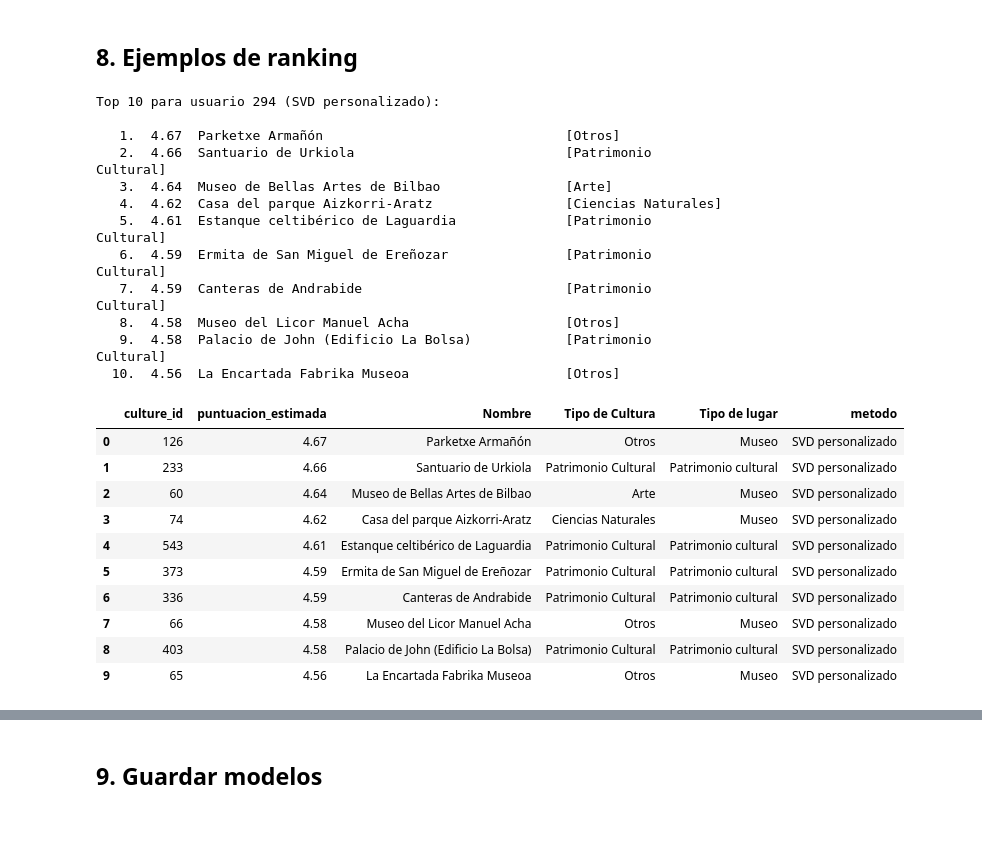
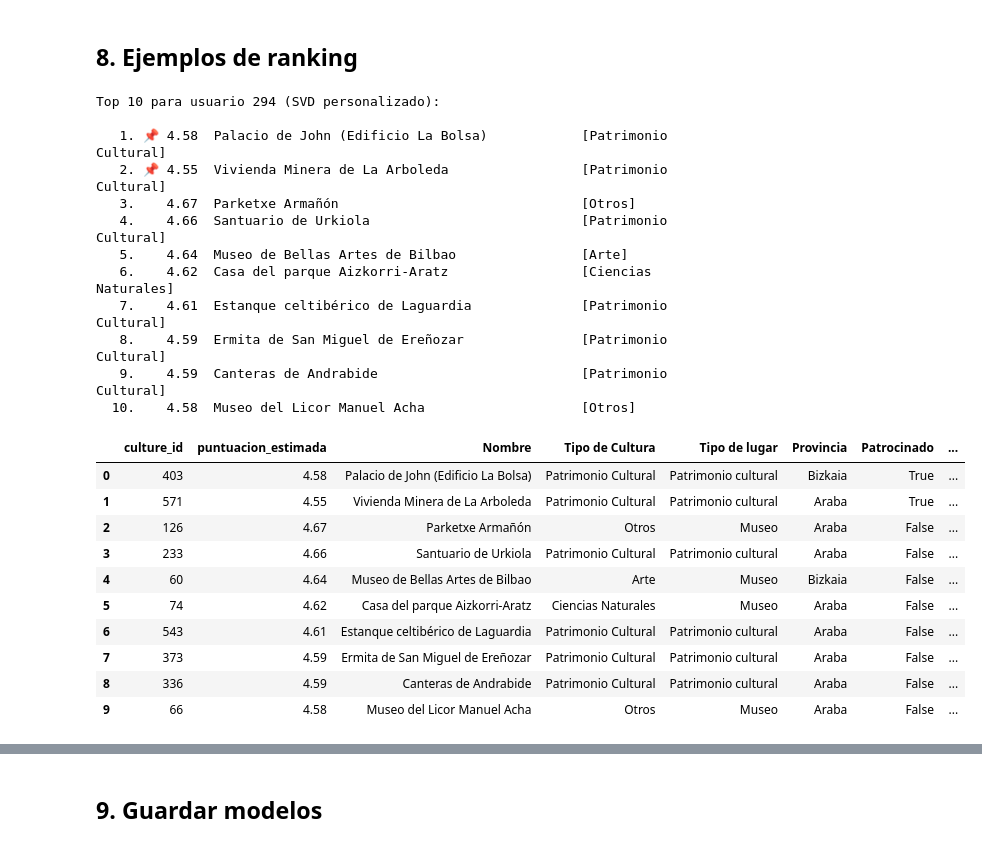
Before and after one commit to jlalonsoredon/desafio, a Jupyter notebook: ML/svd-cultura-db.ipynb, the cells around one changed output, grey strips where cells are left out. Cells and saved outputs as stored; diff of their text form; code cells hidden in the pictures.

Commit message:
incluir filtros y sponsored en modelos

```diff
--- a/ML/svd-cultura-db.ipynb
+++ b/ML/svd-cultura-db.ipynb
@@ -62,6 +62,7 @@ try:
                c.visita_guiada       AS "Visita Guiada",
                c.capacidad           AS "Capacidad",
                c.tienda              AS "Tienda",
+               c.is_sponsored        AS is_sponsored,
                c.valoracion          AS valoracion,
                c.numero_valoraciones AS num_resenas,
                c.descripcion         AS "Descripción",
@@ -76,9 +77,11 @@ finally:
 # culture_id == id de la tabla culture (las reseñas referencian este id).
 # Mantenemos patrimonio_id como alias para el feature engineering posterior.
 patrimonio["patrimonio_id"] = patrimonio["culture_id"]
+patrimonio["is_sponsored"]  = patrimonio["is_sponsored"].fillna(False).astype(bool)
 
-print(f"Reseñas:    {len(df_reviews)}")
-print(f"Usuarios:   {df_reviews['user_id'].nunique()}")
-print(f"Lugares:    {df_reviews['culture_id'].nunique()}")
-print(f"Densidad:   {len(df_reviews) / (df_reviews['user_id'].nunique() * df_reviews['culture_id'].nunique()) * 100:.2f}%")
+print(f"Reseñas:      {len(df_reviews)}")
+print(f"Usuarios:     {df_reviews['user_id'].nunique()}")
+print(f"Lugares:      {df_reviews['culture_id'].nunique()}")
+print(f"Patrocinados: {int(patrimonio['is_sponsored'].sum())}")
+print(f"Densidad:     {len(df_reviews) / (df_reviews['user_id'].nunique() * df_reviews['culture_id'].nunique()) * 100:.2f}%")
 # %% [output]
@@ -140,8 +144,11 @@ df_user_total
 2000 rows × 58 columns
 # %%
 # ── Patrimonio: one-hot completo (tu proceso) ────────────────────────────────
+# is_sponsored se excluye de las features: es un atributo comercial, no de calidad.
+# Solo se usa en la función de recomendación para destacar 2 patrocinados.
 COLS_ELIMINAR = ["Nombre","Descripción","Dirección","Municipio","Postal Code","Email",
-                  "Teléfono","WEB","URL amigable","lat","lon","url_imagen","Active","Patrocinado"]
+                  "Teléfono","WEB","URL amigable","lat","lon","url_imagen","Active",
+                  "Patrocinado","is_sponsored"]
 df_pat = patrimonio.drop(columns=[c for c in COLS_ELIMINAR if c in patrimonio.columns])
 df_pat = pd.get_dummies(
     df_pat, columns=["Tipo de lugar", "Provincia", "Tipo de Cultura"],
@@ -409,39 +555,42 @@ Funciones de ranking definidas.
 # %%
 # Usuario con historial
 uid = int(df_reviews["user_id"].iloc[10])
 ranking = recomendar(uid, model_svd, df_reviews, patrimonio, top_n=10)
 
-print(f"Top 10 para usuario {uid} ({ranking['metodo'].iloc[0]}):\n")
-for i, row in ranking.iterrows():
-    print(f"  {i+1:>2}.  {row['puntuacion_estimada']:.2f}  "
-          f"{str(row['Nombre'])[:45]:<45}  [{row['Tipo de Cultura']}]")
-
-print()
+if isinstance(ranking, str):
+    print(ranking)
+else:
+    print(f"Top 10 para usuario {uid} ({ranking['metodo'].iloc[0]}):\n")
+    for i, row in ranking.iterrows():
+        patro = "📌 " if row.get("Patrocinado", False) else "   "
+        print(f"  {i+1:>2}. {patro}{row['puntuacion_estimada']:.2f}  "
+              f"{str(row['Nombre'])[:45]:<45}  [{row['Tipo de Cultura']}]")
+    print()
 ranking
 # %% [output]
 Top 10 para usuario 294 (SVD personalizado):
 
-   1.  4.67  Parketxe Armañón                               [Otros]
-   2.  4.66  Santuario de Urkiola                           [Patrimonio Cultural]
-   3.  4.64  Museo de Bellas Artes de Bilbao                [Arte]
-   4.  4.62  Casa del parque Aizkorri-Aratz                 [Ciencias Naturales]
-   5.  4.61  Estanque celtibérico de Laguardia              [Patrimonio Cultural]
-   6.  4.59  Ermita de San Miguel de Ereñozar               [Patrimonio Cultural]
-   7.  4.59  Canteras de Andrabide                          [Patrimonio Cultural]
-   8.  4.58  Museo del Licor Manuel Acha                    [Otros]
-   9.  4.58  Palacio de John (Edificio La Bolsa)            [Patrimonio Cultural]
-  10.  4.56  La Encartada Fabrika Museoa                    [Otros]
+   1. 📌 4.58  Palacio de John (Edificio La Bolsa)            [Patrimonio Cultural]
+   2. 📌 4.55  Vivienda Minera de La Arboleda                 [Patrimonio Cultural]
+   3.    4.67  Parketxe Armañón                               [Otros]
+   4.    4.66  Santuario de Urkiola                           [Patrimonio Cultural]
+   5.    4.64  Museo de Bellas Artes de Bilbao                [Arte]
+   6.    4.62  Casa del parque Aizkorri-Aratz                 [Ciencias Naturales]
+   7.    4.61  Estanque celtibérico de Laguardia              [Patrimonio Cultural]
+   8.    4.59  Ermita de San Miguel de Ereñozar               [Patrimonio Cultural]
+   9.    4.59  Canteras de Andrabide                          [Patrimonio Cultural]
+  10.    4.58  Museo del Licor Manuel Acha                    [Otros]
-|  | culture_id | puntuacion_estimada | Nombre | Tipo de Cultura | Tipo de lugar | metodo |
-| 0 | 126 | 4.67 | Parketxe Armañón | Otros | Museo | SVD personalizado |
-| 1 | 233 | 4.66 | Santuario de Urkiola | Patrimonio Cultural | Patrimonio cultural | SVD personalizado |
-| 2 | 60 | 4.64 | Museo de Bellas Artes de Bilbao | Arte | Museo | SVD personalizado |
-| 3 | 74 | 4.62 | Casa del parque Aizkorri-Aratz | Ciencias Naturales | Museo | SVD personalizado |
-| 4 | 543 | 4.61 | Estanque celtibérico de Laguardia | Patrimonio Cultural | Patrimonio cultural | SVD personalizado |
-| 5 | 373 | 4.59 | Ermita de San Miguel de Ereñozar | Patrimonio Cultural | Patrimonio cultural | SVD personalizado |
-| 6 | 336 | 4.59 | Canteras de Andrabide | Patrimonio Cultural | Patrimonio cultural | SVD personalizado |
-| 7 | 66 | 4.58 | Museo del Licor Manuel Acha | Otros | Museo | SVD personalizado |
-| 8 | 403 | 4.58 | Palacio de John (Edificio La Bolsa) | Patrimonio Cultural | Patrimonio cultural | SVD personalizado |
-| 9 | 65 | 4.56 | La Encartada Fabrika Museoa | Otros | Museo | SVD personalizado |
+|  | culture_id | puntuacion_estimada | Nombre | Tipo de Cultura | Tipo de lugar | Provincia | Patrocinado | ... |
+| 0 | 403 | 4.58 | Palacio de John (Edificio La Bolsa) | Patrimonio Cultural | Patrimonio cultural | Bizkaia | True | ... |
+| 1 | 571 | 4.55 | Vivienda Minera de La Arboleda | Patrimonio Cultural | Patrimonio cultural | Araba | True | ... |
+| 2 | 126 | 4.67 | Parketxe Armañón | Otros | Museo | Araba | False | ... |
+| 3 | 233 | 4.66 | Santuario de Urkiola | Patrimonio Cultural | Patrimonio cultural | Araba | False | ... |
+| 4 | 60 | 4.64 | Museo de Bellas Artes de Bilbao | Arte | Museo | Bizkaia | False | ... |
+| 5 | 74 | 4.62 | Casa del parque Aizkorri-Aratz | Ciencias Naturales | Museo | Araba | False | ... |
+| 6 | 543 | 4.61 | Estanque celtibérico de Laguardia | Patrimonio Cultural | Patrimonio cultural | Araba | False | ... |
+| 7 | 373 | 4.59 | Ermita de San Miguel de Ereñozar | Patrimonio Cultural | Patrimonio cultural | Araba | False | ... |
+| 8 | 336 | 4.59 | Canteras de Andrabide | Patrimonio Cultural | Patrimonio cultural | Araba | False | ... |
+| 9 | 66 | 4.58 | Museo del Licor Manuel Acha | Otros | Museo | Araba | False | ... |
 # %%
 # Usuario nuevo (cold start)
 ranking_nuevo = recomendar(99999, model_svd, df_reviews, patrimonio, top_n=100)
```
Also changed, not shown: parts of 6 cells of this notebook, 7 other files.
